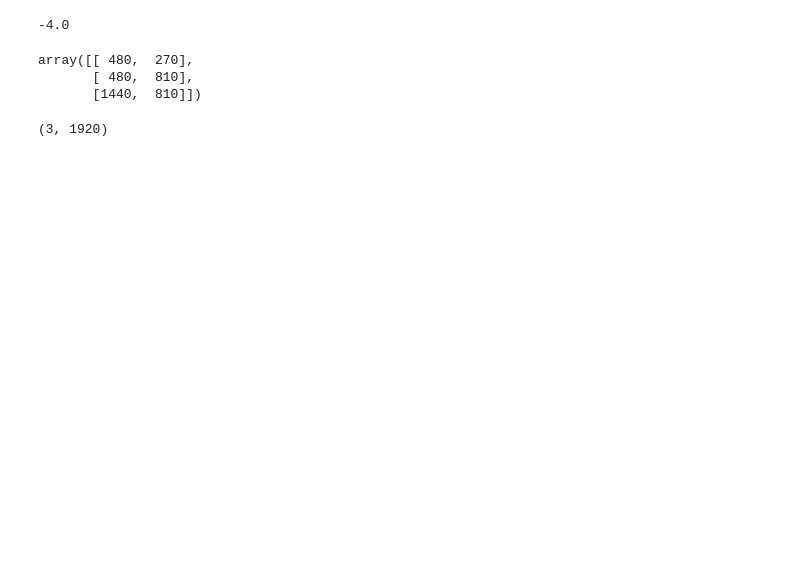
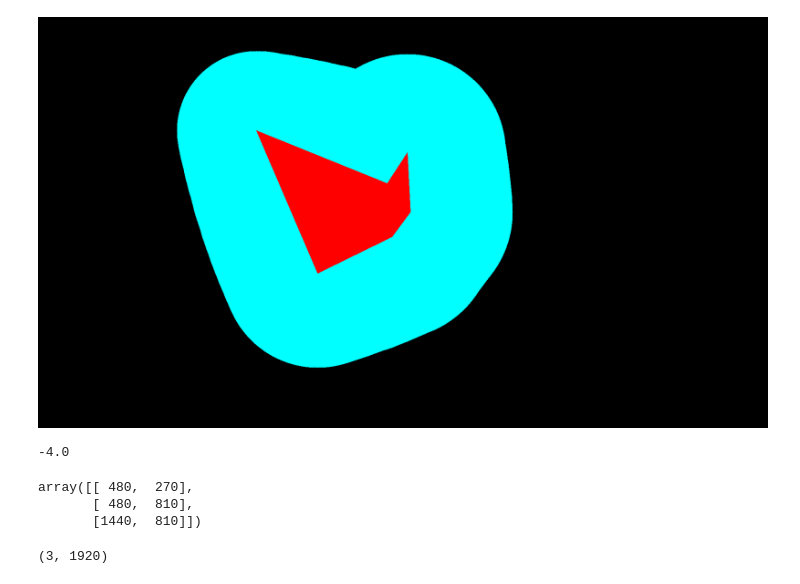
Before and after one commit to kakusikun/deep-learning-works, a Jupyter notebook: notebook/numpy practice.ipynb, the cells around one changed output. Cells and saved outputs as stored; diff of their text form; code cells hidden in the pictures; blank space fills up the shorter version.

```diff
--- a/notebook/numpy practice.ipynb
+++ b/notebook/numpy practice.ipynb
@@ -168,0 +315,10 @@ for line_idx, line_pt in enumerate(lines):
+# %%
+
+plain = np.ones((w,h,3))*255
+plain[region_map==-1,:] = 0
+plain[region_map==0,:] = np.array([255,255,0])
+plain[region_map==1,:] = np.array([0,0,255])
+dist = np.transpose(plain, (1,0,2)).astype(np.uint8)
+to_pil(dist)
+# %% [output]
+[figure, added]
```
Also changed, not shown: parts of 36 cells of this notebook, 8 other files.
